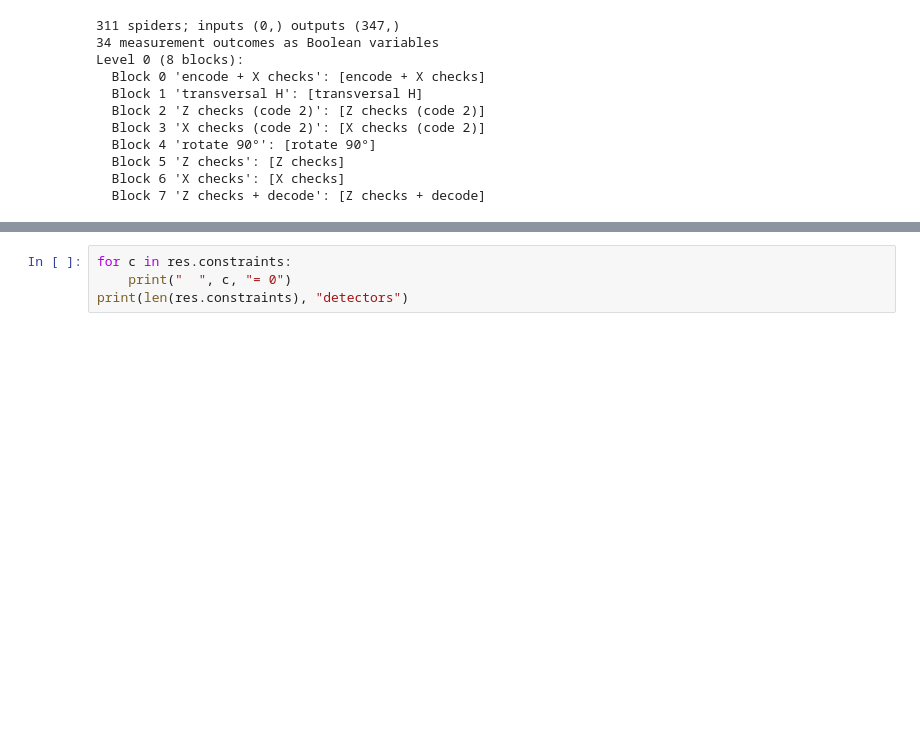
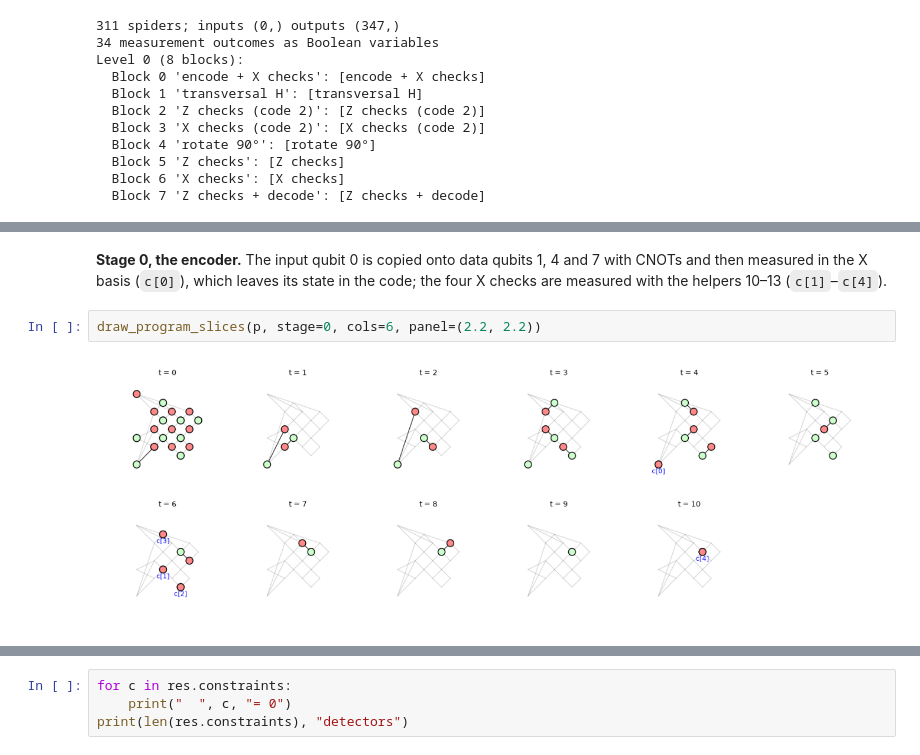
Before and after one commit to JennyLiu0716/SQZ, a Jupyter notebook: examples/FoldTransversalHadamard.ipynb, the cells around one changed output, grey strips where cells are left out. Cells and saved outputs as stored; diff of their text form; blank space fills up the shorter version.

```diff
--- a/examples/FoldTransversalHadamard.ipynb
+++ b/examples/FoldTransversalHadamard.ipynb
@@ -88,0 +130,6 @@ draw_program_3d(p, level=0, figsize=(10, 9), show_phases=False, elev=18, azim=-5
+# %% [markdown]
+**Stage 0, the encoder.** The input qubit 0 is copied onto data qubits 1, 4 and 7 with CNOTs and then measured in the X basis (`c[0]`), which leaves its state in the code; the four X checks are measured with the helpers 10–13 (`c[1]`–`c[4]`).
+# %%
+draw_program_slices(p, stage=0, cols=6, panel=(2.2, 2.2))
+# %% [output]
+[figure, added]
```
Also changed, not shown: parts of 36 cells of this notebook, 23 other files.
